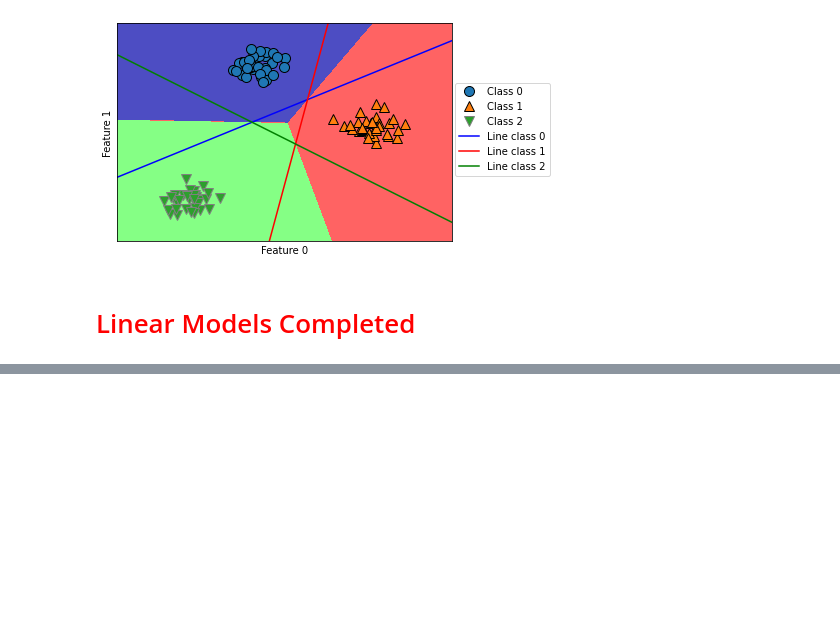
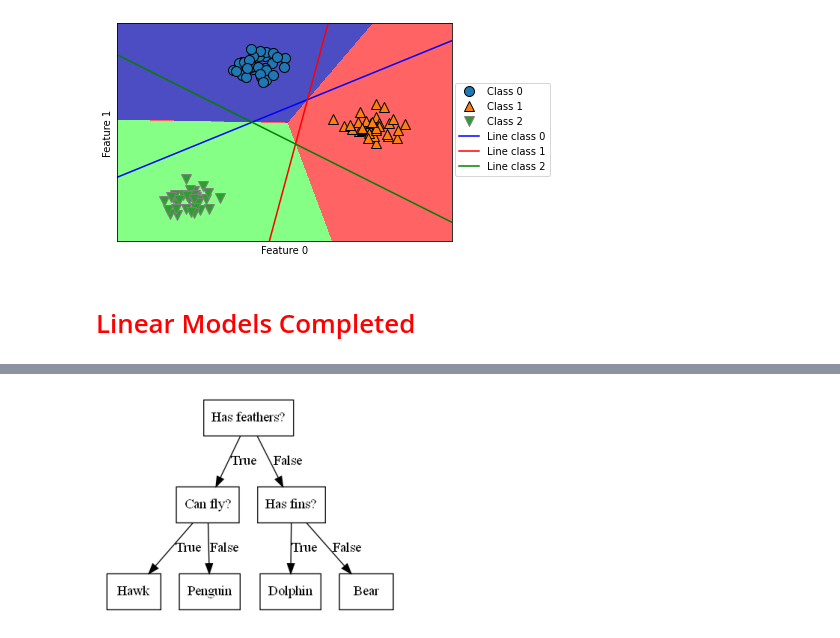
Before and after one commit to Coastpure/Intro-to-ML-with-Python, a Jupyter notebook: 02-supervised-learning.ipynb, the cells around one changed output, grey strips where cells are left out. Drawn from its saved outputs; the diff is of its cells as text; code cells hidden in the pictures; blank space fills up the shorter version.

```diff
--- a/02-supervised-learning.ipynb
+++ b/02-supervised-learning.ipynb
@@ -609,0 +649,4 @@ Text(0, 0.5, 'Feature 1')
+# %%
+mglearn.plots.plot_animal_tree()
+# %% [output]
+[figure, added]
```
Also changed, not shown: parts of 9 cells of this notebook, 2 other files.
